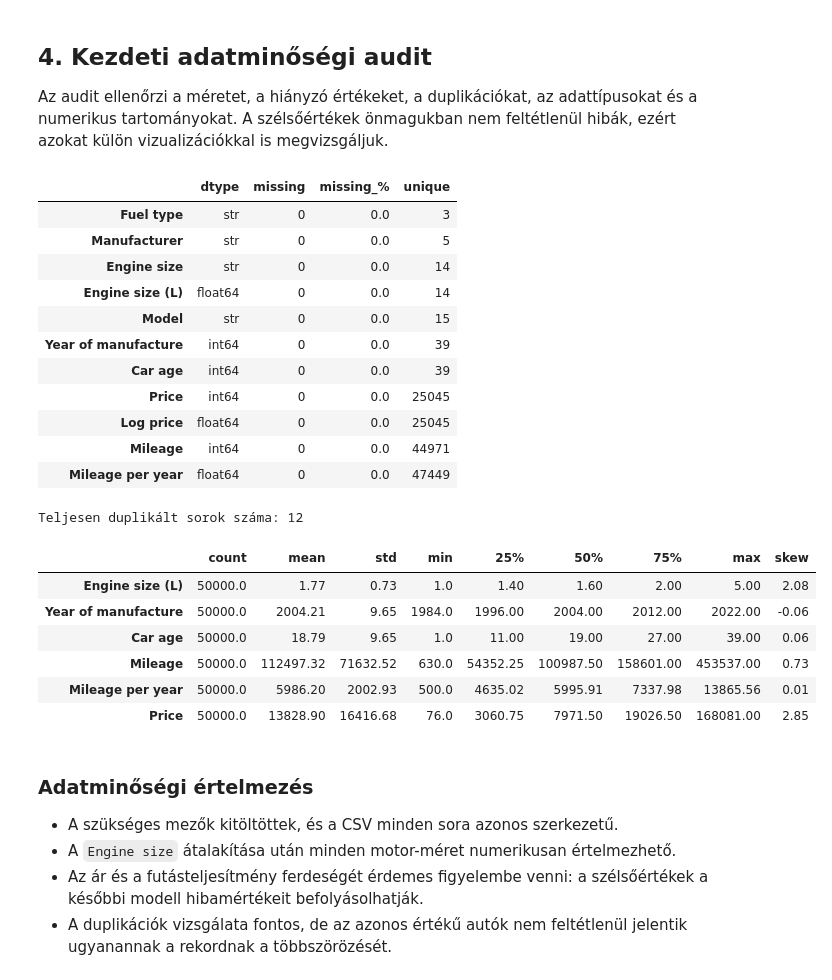
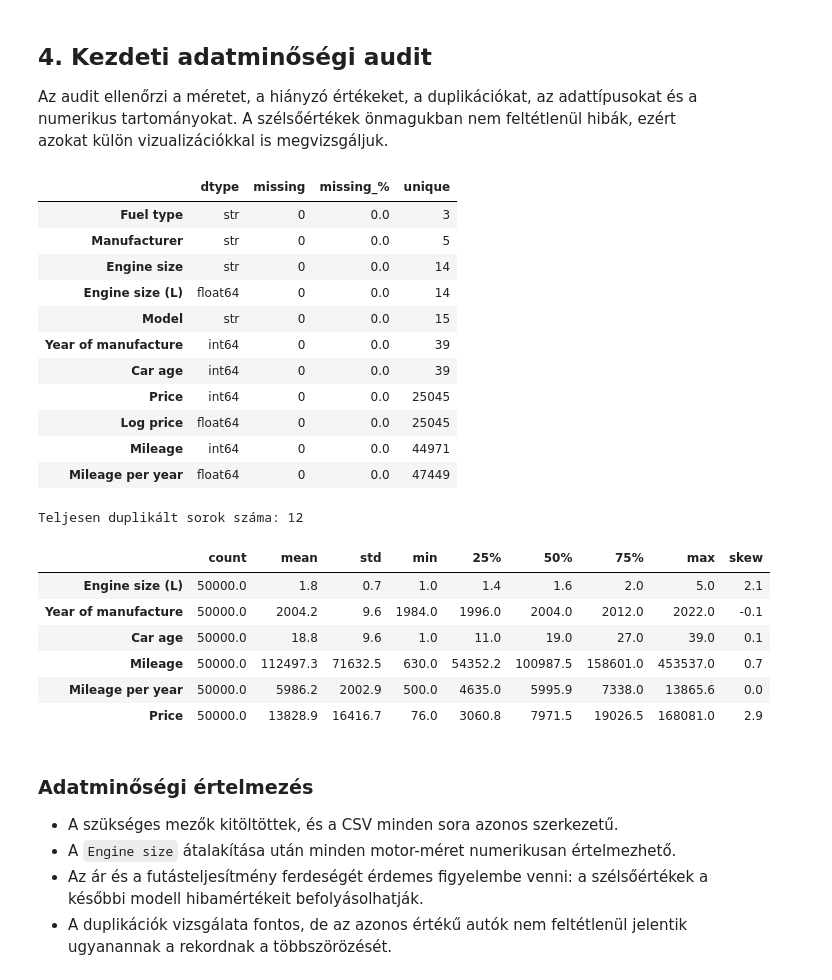
Before and after one commit to Zolester/Data-science-kurzus, a Jupyter notebook: final project/car_sales_eda.ipynb, the cells around one changed output. Drawn from its saved outputs; the diff is of its cells as text; code cells hidden in the pictures.

```diff
--- a/final project/car_sales_eda.ipynb
+++ b/final project/car_sales_eda.ipynb
@@ -87,37 +87,37 @@ Az audit ellenőrzi a méretet, a hiányzó értékeket, a duplikációkat, az a
 # %%
 quality = pd.DataFrame({
     "dtype": df.dtypes.astype(str),
     "missing": df.isna().sum(),
-    "missing_%": (df.isna().mean() * 100).round(2),
+    "missing_%": (df.isna().mean() * 100).round(1),
     "unique": df.nunique(dropna=False),
 }).sort_values(["missing", "unique"], ascending=[False, True])
 display(quality)
 print(f"Teljesen duplikált sorok száma: {df.duplicated().sum():,}".replace(",", " "))
 num_cols = ["Engine size (L)", "Year of manufacture", "Car age", "Mileage", "Mileage per year", "Price"]
 numeric_summary = df[num_cols].describe().T
 numeric_summary["skew"] = df[num_cols].skew()
-display(numeric_summary.round(2))
+display(numeric_summary.round(1))
 # %% [output]
 |  | dtype | missing | missing_% | unique |
 | Fuel type | str | 0 | 0.0 | 3 |
 | Manufacturer | str | 0 | 0.0 | 5 |
 | Engine size | str | 0 | 0.0 | 14 |
 | Engine size (L) | float64 | 0 | 0.0 | 14 |
 | Model | str | 0 | 0.0 | 15 |
 | Year of manufacture | int64 | 0 | 0.0 | 39 |
 | Car age | int64 | 0 | 0.0 | 39 |
 | Price | int64 | 0 | 0.0 | 25045 |
 | Log price | float64 | 0 | 0.0 | 25045 |
 | Mileage | int64 | 0 | 0.0 | 44971 |
 | Mileage per year | float64 | 0 | 0.0 | 47449 |
 Teljesen duplikált sorok száma: 12
 |  | count | mean | std | min | 25% | 50% | 75% | max | skew |
-| Engine size (L) | 50000.0 | 1.77 | 0.73 | 1.0 | 1.40 | 1.60 | 2.00 | 5.00 | 2.08 |
-| Year of manufacture | 50000.0 | 2004.21 | 9.65 | 1984.0 | 1996.00 | 2004.00 | 2012.00 | 2022.00 | -0.06 |
-| Car age | 50000.0 | 18.79 | 9.65 | 1.0 | 11.00 | 19.00 | 27.00 | 39.00 | 0.06 |
-| Mileage | 50000.0 | 112497.32 | 71632.52 | 630.0 | 54352.25 | 100987.50 | 158601.00 | 453537.00 | 0.73 |
-| Mileage per year | 50000.0 | 5986.20 | 2002.93 | 500.0 | 4635.02 | 5995.91 | 7337.98 | 13865.56 | 0.01 |
-| Price | 50000.0 | 13828.90 | 16416.68 | 76.0 | 3060.75 | 7971.50 | 19026.50 | 168081.00 | 2.85 |
+| Engine size (L) | 50000.0 | 1.8 | 0.7 | 1.0 | 1.4 | 1.6 | 2.0 | 5.0 | 2.1 |
+| Year of manufacture | 50000.0 | 2004.2 | 9.6 | 1984.0 | 1996.0 | 2004.0 | 2012.0 | 2022.0 | -0.1 |
+| Car age | 50000.0 | 18.8 | 9.6 | 1.0 | 11.0 | 19.0 | 27.0 | 39.0 | 0.1 |
+| Mileage | 50000.0 | 112497.3 | 71632.5 | 630.0 | 54352.2 | 100987.5 | 158601.0 | 453537.0 | 0.7 |
+| Mileage per year | 50000.0 | 5986.2 | 2002.9 | 500.0 | 4635.0 | 5995.9 | 7338.0 | 13865.6 | 0.0 |
+| Price | 50000.0 | 13828.9 | 16416.7 | 76.0 | 3060.8 | 7971.5 | 19026.5 | 168081.0 | 2.9 |
 # %% [markdown]
 ### Adatminőségi értelmezés
 
```
Also changed, not shown: parts of 4 cells of this notebook.
